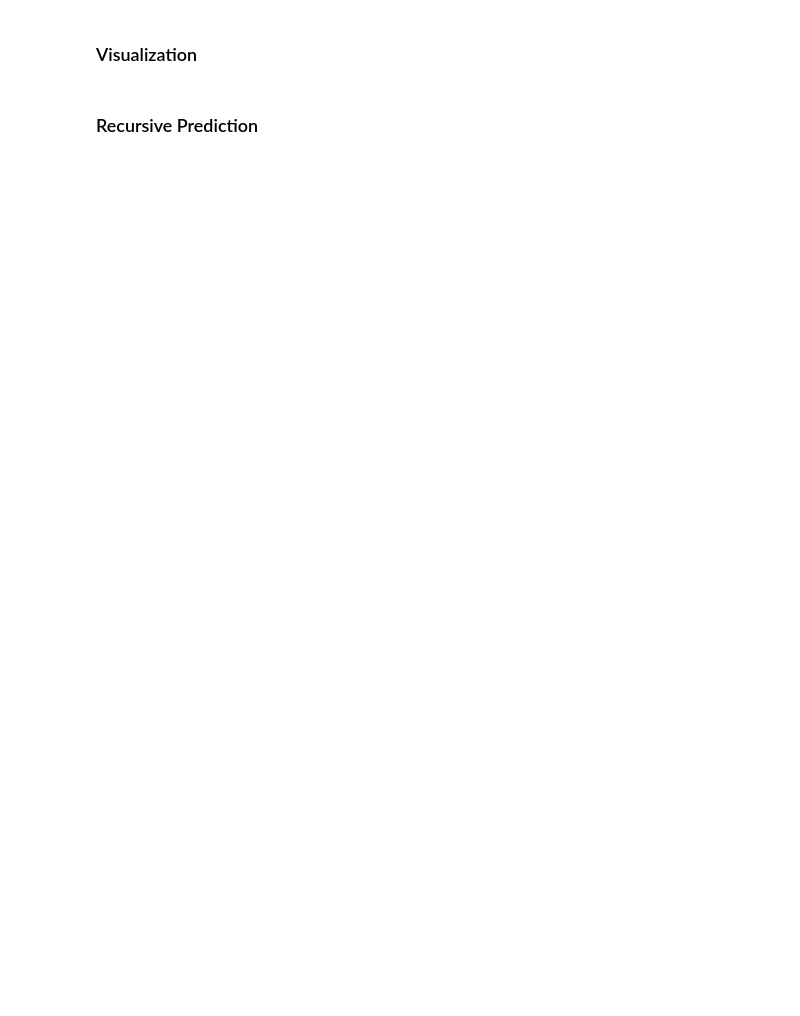
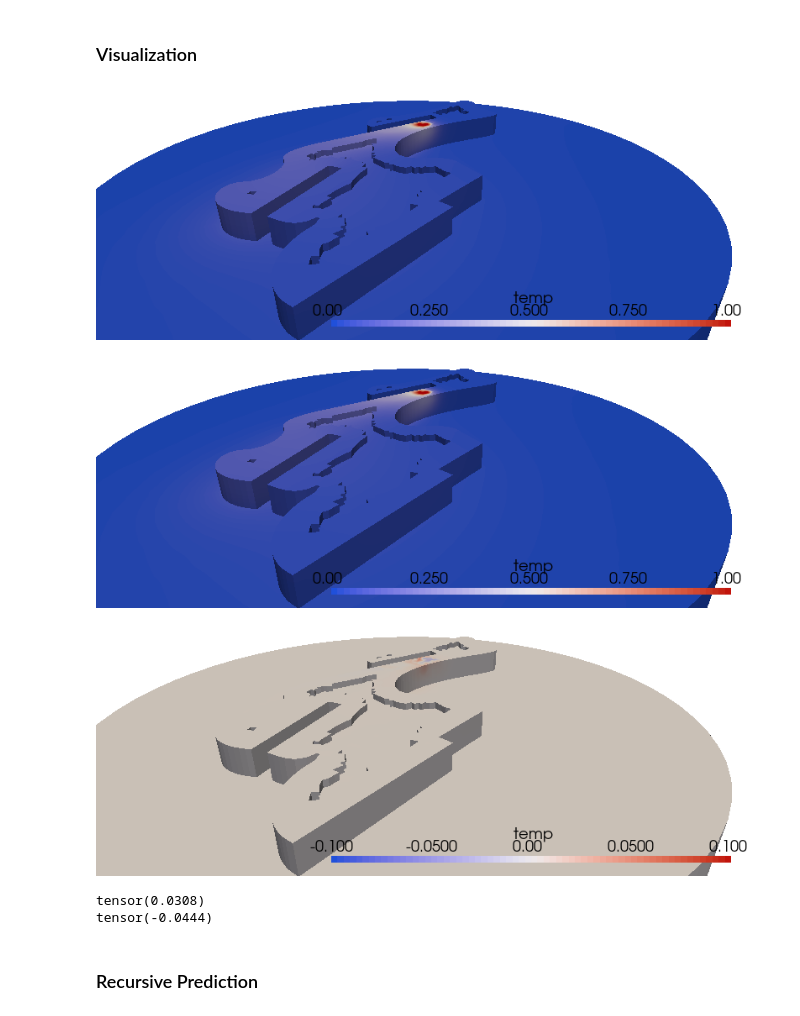
Before and after one commit to AMPL-NU/Graph_AM_Modeling, a Jupyter notebook: GNN.ipynb, the cells around one changed output. Drawn from its saved outputs; the diff is of its cells as text; code cells hidden in the pictures; blank space fills up the shorter version.

```diff
--- a/GNN.ipynb
+++ b/GNN.ipynb
@@ -472,8 +439,8 @@ for data in train_loader:
     data = data.to(device)
     predict = model(data)
     output = data.y
-#     error = predict - output
-#     loss = error.square().sum()
+    birth = data.x[:,1].reshape(-1,1)
+#     loss = F.mse_loss(predict*birth, output*birth)*birth.shape[0]/birth.sum()
     loss = F.mse_loss(predict, output)
     break
 print(loss)
@@ -583,7 +537,7 @@ def display_temp_error(temp, data ,zoom=3.0,show_edges=False,
     display = Display(visible=0)
     _ = display.start()
     output_show = temp
-    range_ = [-0.5, 0.5]
+    range_ = [-0.1, 0.1]
     active_elements = [element.tolist() for element, birth_time in zip(data['elements'], data['birth_element']) if birth_time > 0.5]
     active_cells = np.array([item for sublist in active_elements for item in [8] + sublist])
     active_cell_type = np.array([vtk.VTK_HEXAHEDRON] * len(active_elements))
@@ -626,23 +580,29 @@ def display_temp(temp, data, zoom=3.0, show_edges=False,
     p.show()
 # %%
 # test_id = np.random.randint(0,len(dataset))
-test_id = 3
+test_id = 10000
 data = test_dataset[test_id]
 data = data.to(device)
 with torch.no_grad():
     prediction =  model(data).to("cpu")
 data = data.to("cpu")
 output = data.y
 # stats = torch.load("/home/mmv664/Documents/Graph_modeling/Graph_AM_Modeling/processed/stats")
 # output = output*(stats[3,3]-stats[3,2]) + stats[3,2]
 # prediction = prediction*(stats[3,3]-stats[3,2]) + stats[3,2]
 error = np.array(prediction - output)
 
 display_temp(output,data)
 display_temp(prediction,data)
 display_temp_error(output-prediction,data)
 err = prediction - output
 print(err.max())
 print(err.min())
+# %% [output]
+[figure, added]
+[figure, added]
+[figure, added]
+tensor(0.0308)
+tensor(-0.0444)
 # %% [markdown]
 ### Recursive Prediction
```
Also changed, not shown: parts of 21 cells of this notebook, 5 other files.
